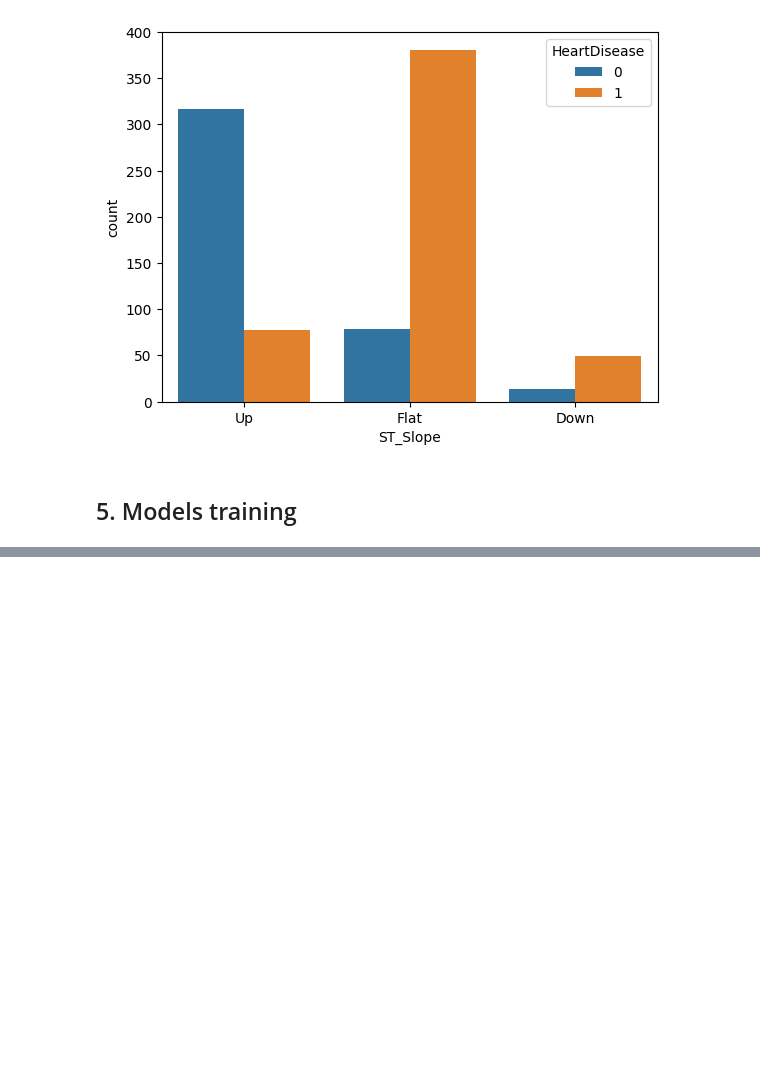
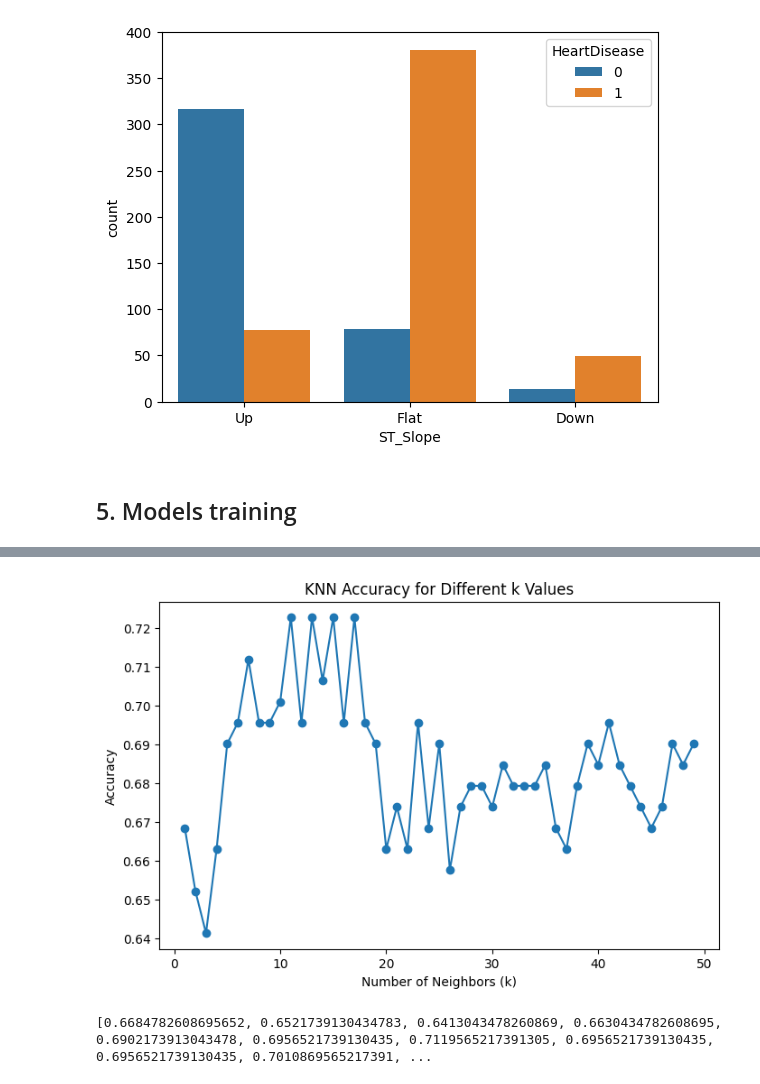
Before and after one commit to Charyzzz/Heart-disease-ml, a Jupyter notebook: heart-analysis.ipynb, the cells around one changed output, grey strips where cells are left out. Cells and saved outputs as stored; diff of their text form; code cells hidden in the pictures; blank space fills up the shorter version.

```diff
--- a/heart-analysis.ipynb
+++ b/heart-analysis.ipynb
@@ -172,0 +182,15 @@ plt.show()
+# %%
+from sklearn.neighbors import KNeighborsClassifier
+
+X_train, X_test, y_train, y_test = train_test_split(X, y, test_size=0.2, random_state=0)
+
+knn = KNeighborsClassifier(n_neighbors=3)
+knn.fit(X_train, y_train)
+
+y_pred = knn.predict(X_test)
+
+# Evaluation
+acc_knn = accuracy_score(y_test, y_pred)
+print("Accuracy:", acc_knn)
+
+print(classification_report(y_test, y_pred))
@@ -172,0 +207,24 @@ plt.show()
+# %%
+k_values = range(1,50)
+accuracies = []
+
+for k in k_values:
+    knn = KNeighborsClassifier(n_neighbors=k).fit(X_train, y_train)
+    y_pred = knn.predict(X_test)
+    acc = accuracy_score(y_test, y_pred)
+    accuracies.append(acc)
+
+#Plotting
+plt.figure(figsize=(8,5))
+
+plt.plot(k_values, accuracies, marker='o')
+
+plt.xlabel("Number of Neighbors (k)")
+plt.ylabel("Accuracy")
+plt.title("KNN Accuracy for Different k Values")
+
+plt.show()
+print(accuracies)
+# %% [output]
+[figure, added]
+[0.6684782608695652, 0.6521739130434783, 0.6413043478260869, 0.6630434782608695, 0.6902173913043478, 0.6956521739130435, 0.7119565217391305, 0.6956521739130435, 0.6956521739130435, 0.7010869565217391, ...
```
Also changed, not shown: parts of 17 cells of this notebook.
